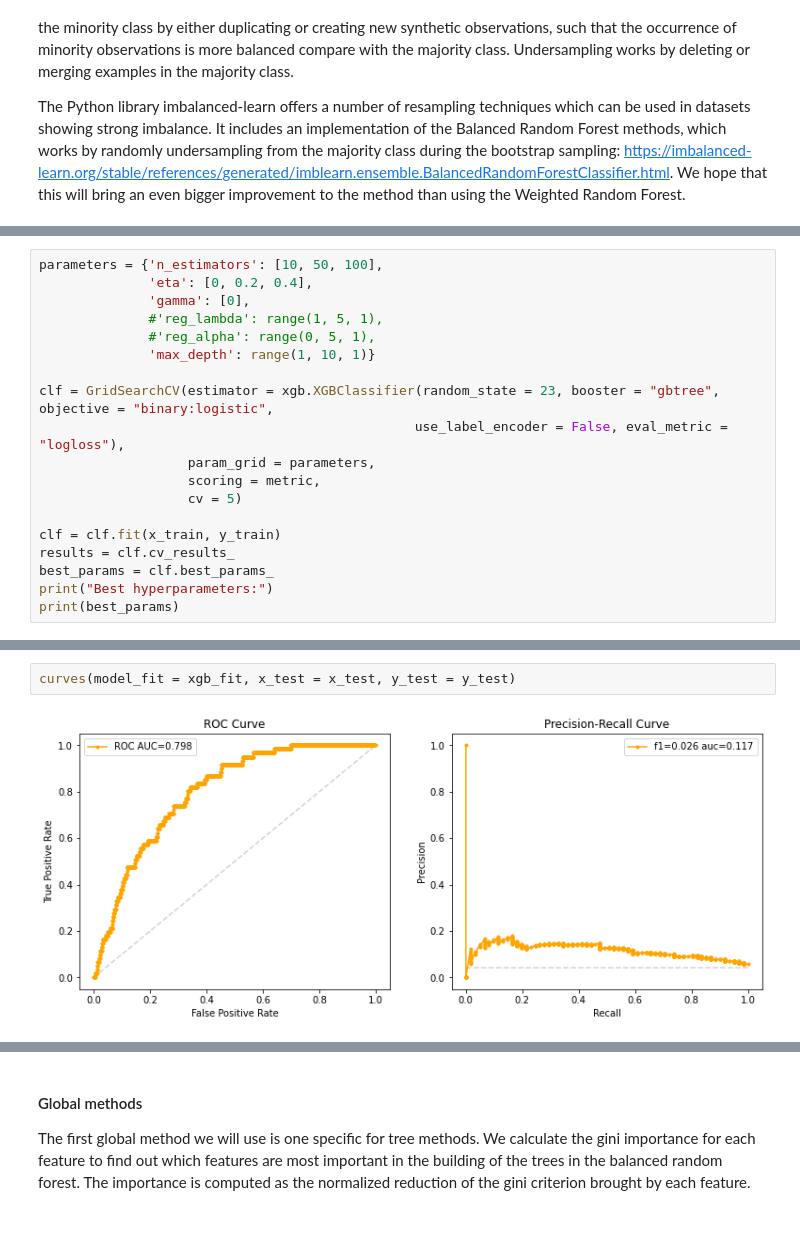
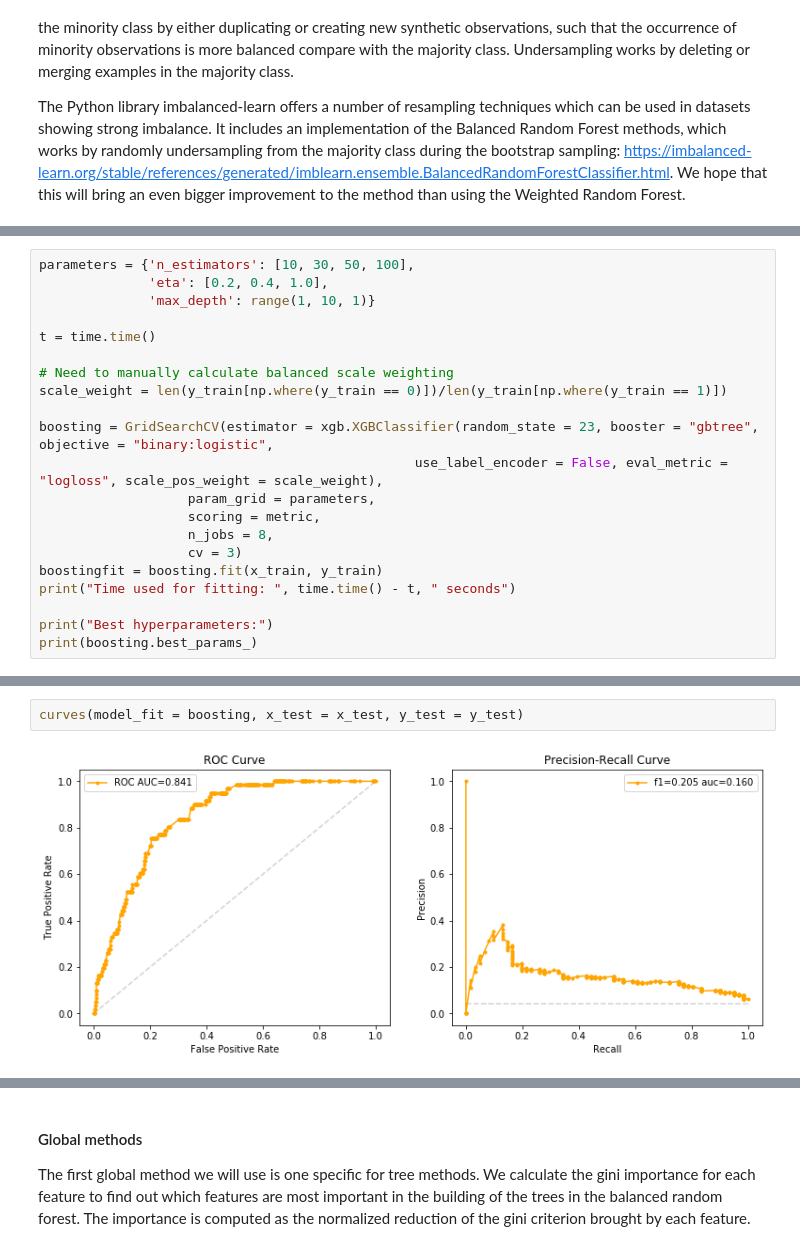
Before and after one commit to ebbeberge/stroke-classification, a Jupyter notebook: ensemble_methods.ipynb, the cells around one changed output, grey strips where cells are left out. Drawn from its saved outputs; the diff is of its cells as text.

```diff
--- a/ensemble_methods.ipynb
+++ b/ensemble_methods.ipynb
@@ -433,20 +573,22 @@ Try to implement XGBoost to make performance better. Martin, can you write a lit
 # %%
-parameters = {'n_estimators': [10, 50, 100],
-              'eta': [0, 0.2, 0.4],
-              'gamma': [0],
-              #'reg_lambda': range(1, 5, 1),
-              #'reg_alpha': range(0, 5, 1),
+parameters = {'n_estimators': [10, 30, 50, 100],
+              'eta': [0.2, 0.4, 1.0],
               'max_depth': range(1, 10, 1)}
 
-clf = GridSearchCV(estimator = xgb.XGBClassifier(random_state = 23, booster = "gbtree", objective = "binary:logistic",
-                                                use_label_encoder = False, eval_metric = "logloss"),
+t = time.time()
+
+# Need to manually calculate balanced scale weighting
+scale_weight = len(y_train[np.where(y_train == 0)])/len(y_train[np.where(y_train == 1)])
+
+boosting = GridSearchCV(estimator = xgb.XGBClassifier(random_state = 23, booster = "gbtree", objective = "binary:logistic",
+                                                use_label_encoder = False, eval_metric = "logloss", scale_pos_weight = scale_weight),
                    param_grid = parameters,
                    scoring = metric,
-                   cv = 5)
+                   n_jobs = 8,
+                   cv = 3)
+boostingfit = boosting.fit(x_train, y_train)
+print("Time used for fitting: ", time.time() - t, " seconds")
 
-clf = clf.fit(x_train, y_train)
-results = clf.cv_results_
-best_params = clf.best_params_
 print("Best hyperparameters:")
-print(best_params)
+print(boosting.best_params_)
 # %% [output]
@@ -469,4 +608,4 @@ f1: 0.026
 # %%
-curves(model_fit = xgb_fit, x_test = x_test, y_test = y_test)
+curves(model_fit = boosting, x_test = x_test, y_test = y_test)
 # %% [output]
-[figure, old version]
+[figure, new version]
```
Also changed, not shown: parts of 89 cells of this notebook, 1 other file.
